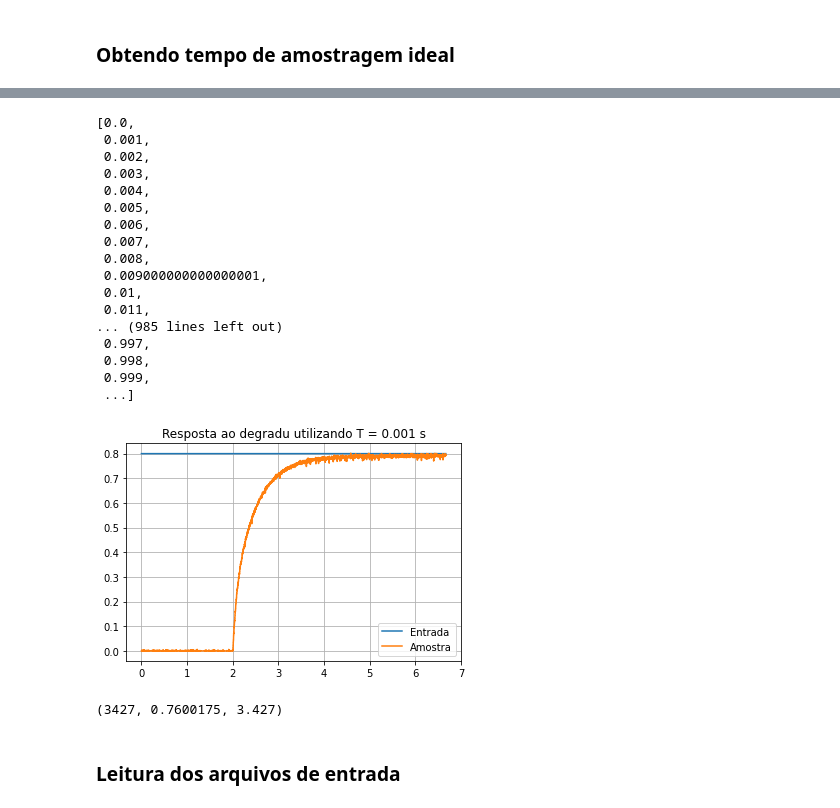
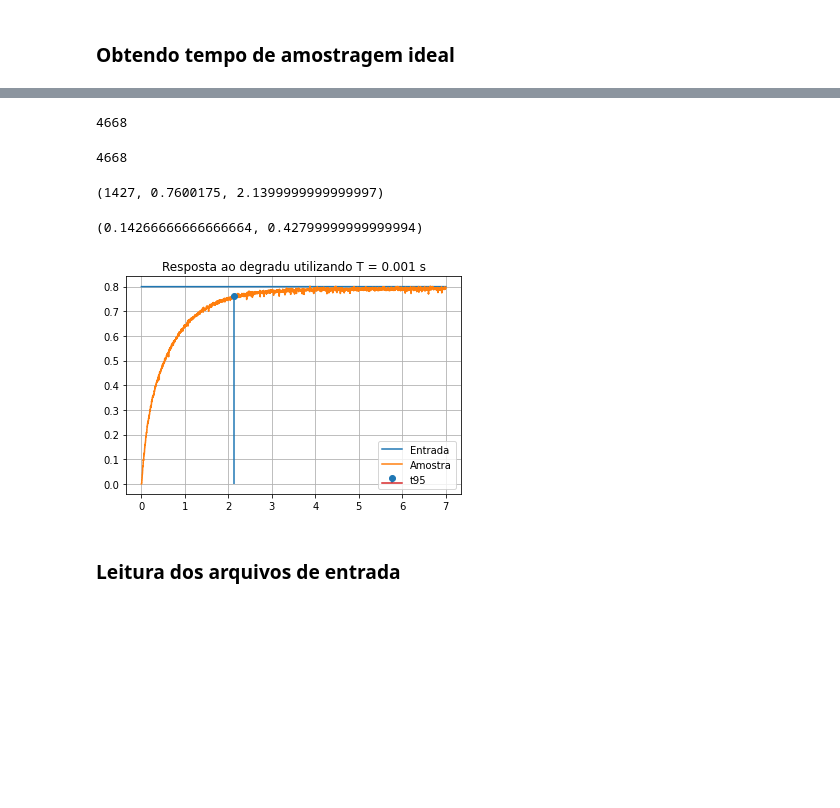
Before and after one commit to RafaelChavesPB/Controle-Digital, a Jupyter notebook: Projeto3 - Sistemas de Controle.ipynb, the cells around one changed output, grey strips where cells are left out. Drawn from its saved outputs; the diff is of its cells as text; code cells hidden in the pictures; blank space fills up the shorter version.

Commit message:
Amostrage

```diff
--- a/Projeto3 - Sistemas de Controle.ipynb
+++ b/Projeto3 - Sistemas de Controle.ipynb
@@ -145,41 +136,38 @@ val
 # %%
-t = [0.001*i for i in range(len(val))]
-t
+val_001 = [val_001[i] for i in range(len(t_001)) if t_001[i] >= 3]
+len(val_001)
 # %% [output]
-[0.0,
- 0.001,
- 0.002,
- 0.003,
- 0.004,
- 0.005,
- 0.006,
- 0.007,
- 0.008,
- 0.009000000000000001,
- 0.01,
- 0.011,
-... (985 lines left out)
- 0.997,
- 0.998,
- 0.999,
- ...]
+4668
+# %%
+t_001 = [t_001[i] - 3 for i in range(len(t_001)) if t_001[i] >= 3]
+len(t_001)
+# %% [output]
+4668
 # %%
-v_filtered = moving_average(val, 4)
+val_001 = moving_average(val_001, 4)
+# %%
+v95 = .95*AMP_DEGRAU
+idx = acha_idx(v95, val_001)
+t95 =  t_001[idx]
+idx, val_001[idx], t95
+# %% [output]
+(1427, 0.7600175, 2.1399999999999997)
+# %%
+lower_t95 = t95/15
+upper_t95 = t95/5
+lower_t95, upper_t95
+# %% [output]
+(0.14266666666666664, 0.42799999999999994)
 # %%
-plt.plot(t, len(t)*[.8], label='Entrada')
-plt.step(t, v_filtered, label='Amostra')
+plt.plot(t_001, len(t_001)*[.8], label='Entrada')
+plt.step(t_001, val_001, label='Amostra')
+plt.stem(t_001[idx], val_001[idx], label='t95')
 plt.title('Resposta ao degradu utilizando T = 0.001 s')
 plt.legend()
 plt.grid()
 plt.show()
 # %% [output]
-[figure, old version]
+[figure, new version]
-# %%
-t95 = .95*AMP_DEGRAU
-idx = acha_idx(t95, v_filtered)
-idx, v_filtered[idx], t[idx]
-# %% [output]
-(3427, 0.7600175, 3.427)
 # %% [markdown]
 ### Leitura dos arquivos de entrada
 # %%
```
Also changed, not shown: parts of 2 cells of this notebook.
